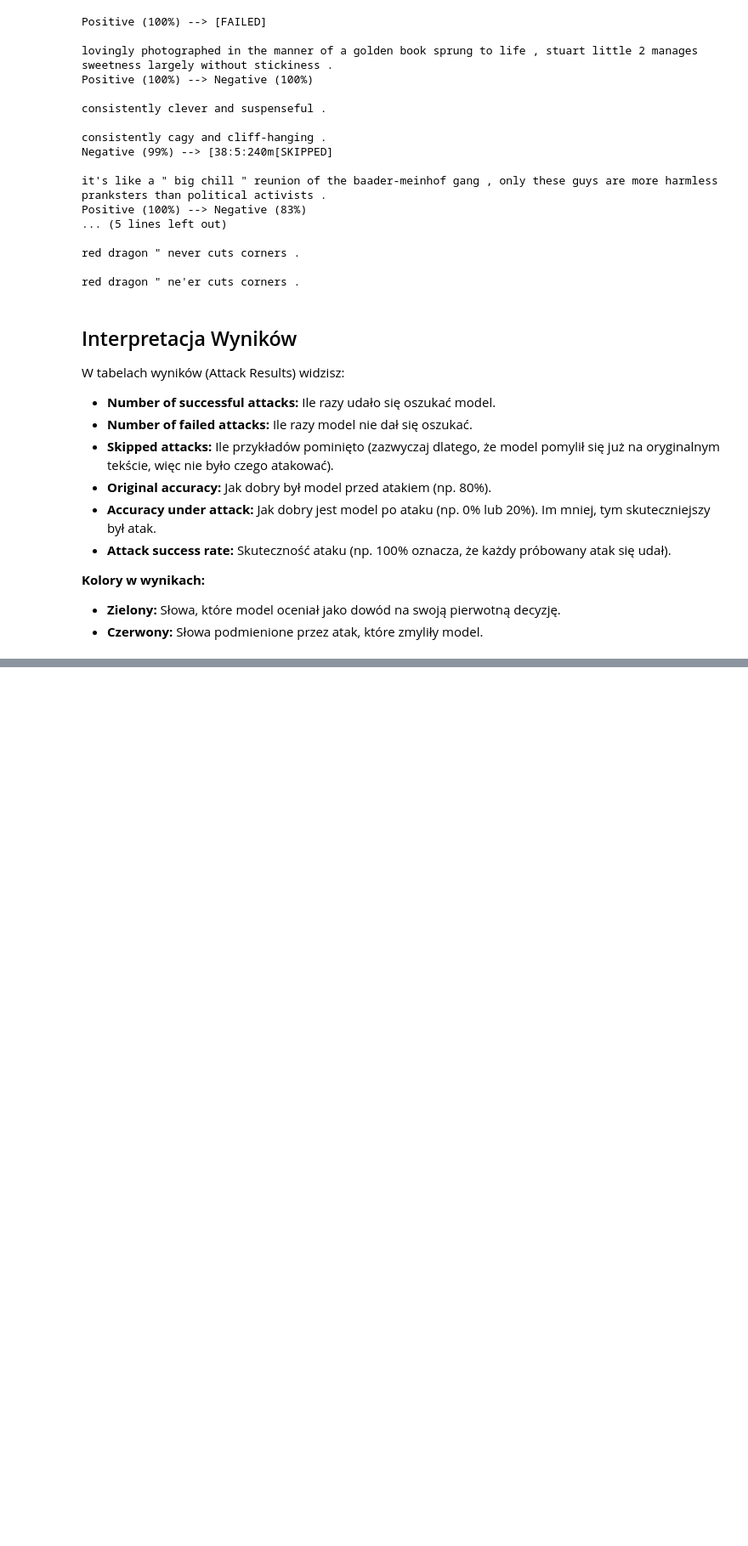
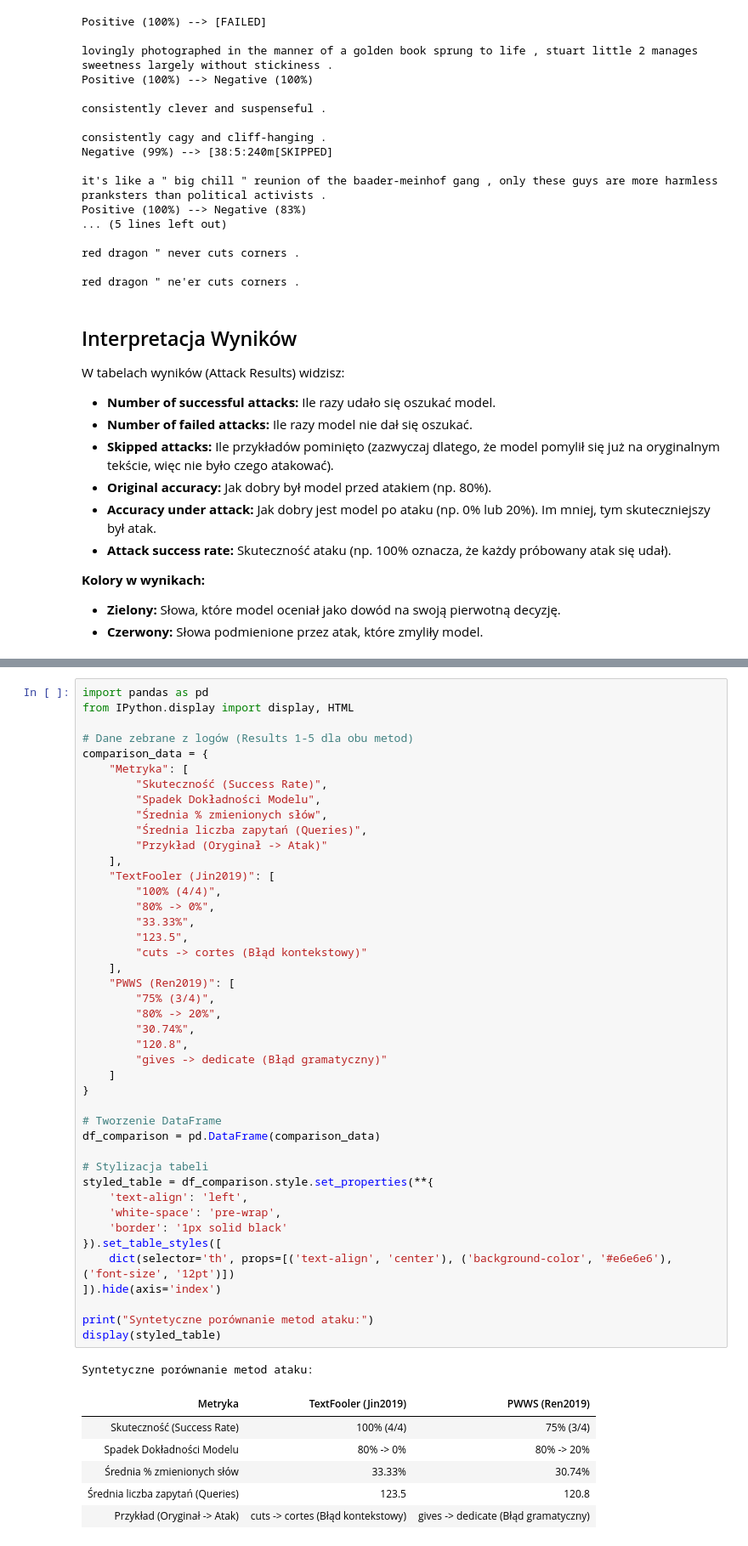
Before and after one commit to DamianTodorowski/Engineering-Thesis, a Jupyter notebook: Adversarial_Attacks/Adversarial_attack_TextAttackv1.ipynb, the cells around one changed output, grey strips where cells are left out. Shown at 85% size. Saved outputs shown, nothing was run; the diff lists cells and outputs as text; blank space fills up the shorter version.

```diff
--- a/Adversarial_Attacks/Adversarial_attack_TextAttackv1.ipynb
+++ b/Adversarial_Attacks/Adversarial_attack_TextAttackv1.ipynb
@@ -390,0 +336,51 @@ print(analysis)
+# %%
+import pandas as pd
+from IPython.display import display, HTML
+
+# Dane zebrane z logów (Results 1-5 dla obu metod)
+comparison_data = {
+    "Metryka": [
+        "Skuteczność (Success Rate)",
+        "Spadek Dokładności Modelu",
+        "Średnia % zmienionych słów",
+        "Średnia liczba zapytań (Queries)",
+        "Przykład (Oryginał -> Atak)"
+    ],
+    "TextFooler (Jin2019)": [
+        "100% (4/4)",
+        "80% -> 0%",
+        "33.33%",
+        "123.5",
+        "cuts -> cortes (Błąd kontekstowy)"
+    ],
+    "PWWS (Ren2019)": [
+        "75% (3/4)",
+        "80% -> 20%",
+        "30.74%",
+        "120.8",
+        "gives -> dedicate (Błąd gramatyczny)"
+    ]
+}
+
+# Tworzenie DataFrame
+df_comparison = pd.DataFrame(comparison_data)
+
+# Stylizacja tabeli
+styled_table = df_comparison.style.set_properties(**{
+    'text-align': 'left',
+    'white-space': 'pre-wrap',
+    'border': '1px solid black'
+}).set_table_styles([
+    dict(selector='th', props=[('text-align', 'center'), ('background-color', '#e6e6e6'), ('font-size', '12pt')])
+]).hide(axis='index')
+
+print("Syntetyczne porównanie metod ataku:")
+display(styled_table)
+# %% [output]
+Syntetyczne porównanie metod ataku:
+| Metryka | TextFooler (Jin2019) | PWWS (Ren2019) |
+| Skuteczność (Success Rate) | 100% (4/4) | 75% (3/4) |
+| Spadek Dokładności Modelu | 80% -> 0% | 80% -> 20% |
+| Średnia % zmienionych słów | 33.33% | 30.74% |
+| Średnia liczba zapytań (Queries) | 123.5 | 120.8 |
+| Przykład (Oryginał -> Atak) | cuts -> cortes (Błąd kontekstowy) | gives -> dedicate (Błąd gramatyczny) |
```
Also changed, not shown: parts of 4 cells of this notebook.
